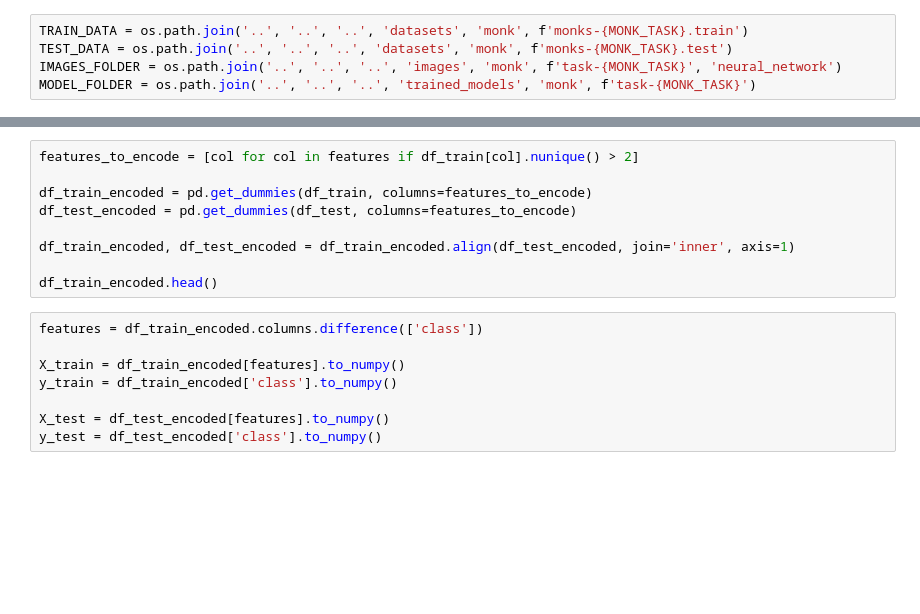
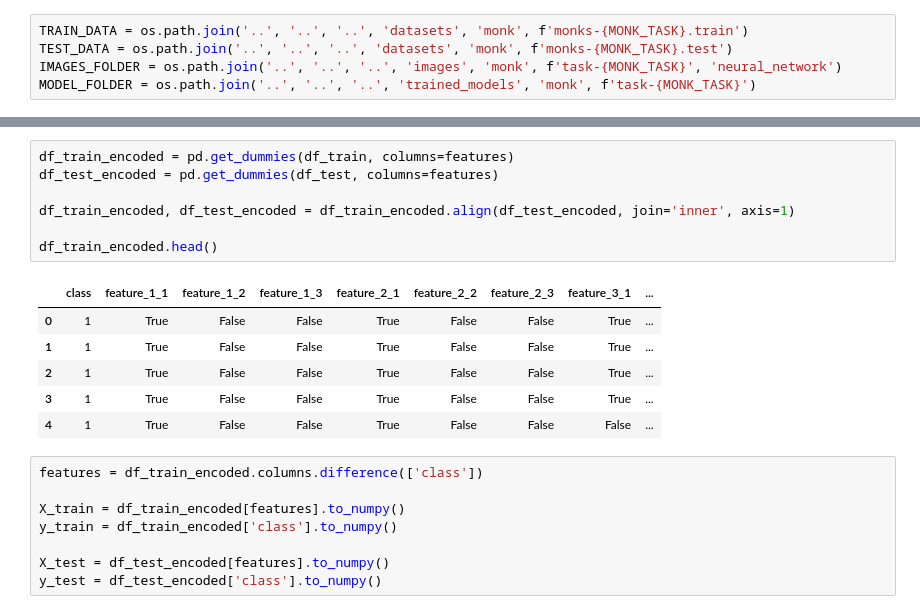
Before and after one commit to paolo-junior-mollica/machine-learning-project, a Jupyter notebook: src/monk/task-1/neural_network_training.ipynb, the cells around one changed output, grey strips where cells are left out. Saved outputs shown, nothing was run; the diff lists cells and outputs as text; blank space fills up the shorter version.

```diff
--- a/src/monk/task-1/neural_network_training.ipynb
+++ b/src/monk/task-1/neural_network_training.ipynb
@@ -35,12 +49,17 @@ df_train.head()
 # %%
-features_to_encode = [col for col in features if df_train[col].nunique() > 2]
-
-df_train_encoded = pd.get_dummies(df_train, columns=features_to_encode)
-df_test_encoded = pd.get_dummies(df_test, columns=features_to_encode)
+df_train_encoded = pd.get_dummies(df_train, columns=features)
+df_test_encoded = pd.get_dummies(df_test, columns=features)
 
 df_train_encoded, df_test_encoded = df_train_encoded.align(df_test_encoded, join='inner', axis=1)
 
 df_train_encoded.head()
+# %% [output]
+|  | class | feature_1_1 | feature_1_2 | feature_1_3 | feature_2_1 | feature_2_2 | feature_2_3 | feature_3_1 | ... |
+| 0 | 1 | True | False | False | True | False | False | True | ... |
+| 1 | 1 | True | False | False | True | False | False | True | ... |
+| 2 | 1 | True | False | False | True | False | False | True | ... |
+| 3 | 1 | True | False | False | True | False | False | True | ... |
+| 4 | 1 | True | False | False | True | False | False | False | ... |
 # %%
 features = df_train_encoded.columns.difference(['class'])
 
```
Also changed, not shown: parts of 11 cells of this notebook, 4 other files.
